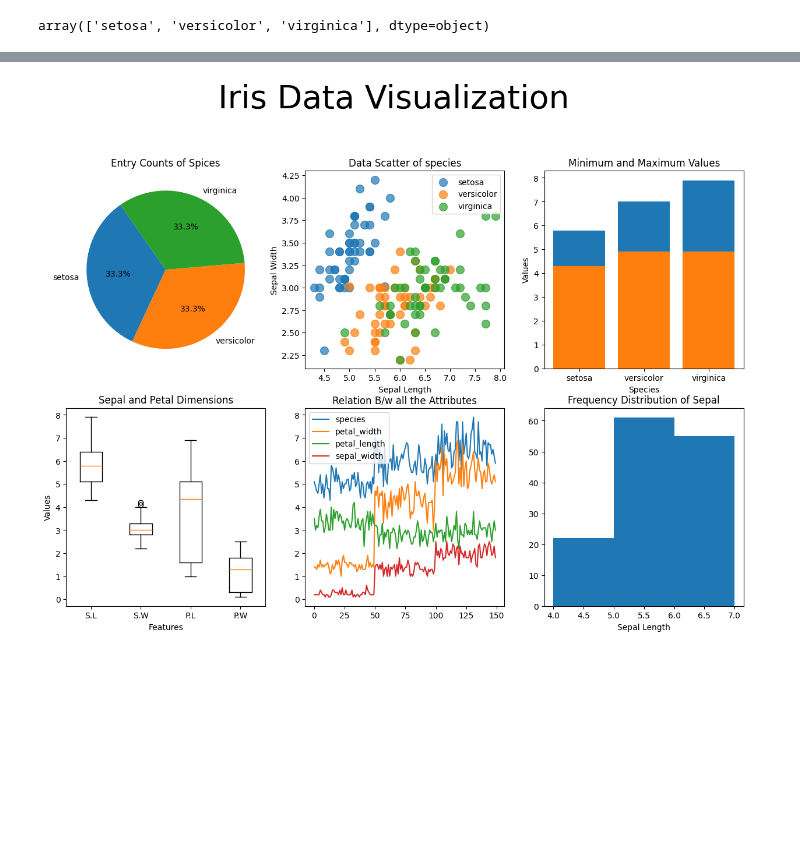
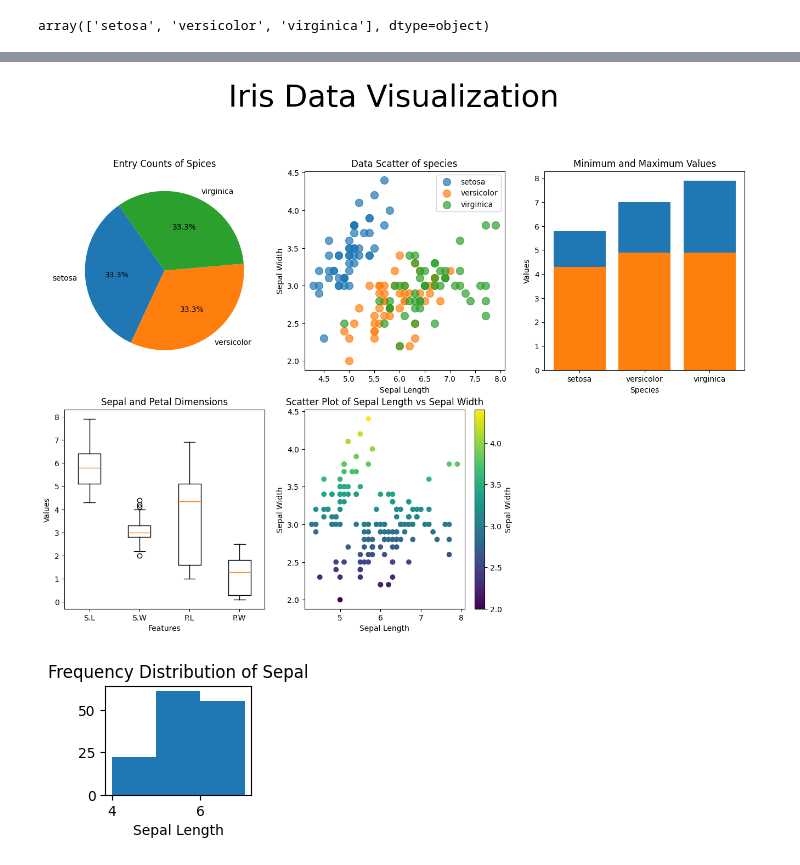
Before and after one commit to ArvindUpreti/Iris-dataset-Analysis, a Jupyter notebook: Iris Data Project.ipynb, the cells around one changed output, grey strips where cells are left out. Saved outputs shown, nothing was run; the diff lists cells and outputs as text; code cells hidden in the pictures; blank space fills up the shorter version.

```diff
--- a/Iris Data Project.ipynb
+++ b/Iris Data Project.ipynb
@@ -290,5 +278,5 @@ plt.xlabel('Sepal Length');
 # %%
-plt.figure(figsize=(15,15));
+plt.figure(figsize=(16,16));
 plt.suptitle('Iris Data Visualization',fontsize=40);
 # plt.text(0.5, 0.92, 'Exploring Sepal and Petal Dimensions', ha='center', fontsize=20, alpha=0.75);
 
@@ -304,40 +292,40 @@ virginica=df[df["species"]=="virginica"]
 plt.scatter(setosa['sepal_length'], setosa['sepal_width'], s=100, alpha=0.7);
 plt.scatter(versicolor['sepal_length'], versicolor['sepal_width'], s=100, alpha=0.7);
 plt.scatter(virginica['sepal_length'], virginica['sepal_width'], s=100, alpha=0.7);
 plt.xlabel('Sepal Length');
 plt.ylabel('Sepal Width');
 plt.legend(["setosa","versicolor","virginica"]);
 plt.title('Data Scatter of species');
 plt.subplot(3, 3, 3)
 plt.bar(df.groupby('species')['sepal_length'].max().index,df.groupby('species')['sepal_length'].max());
 plt.title('Minimum and Maximum Values')
 plt.xlabel('Species')
 plt.ylabel('Values')
 plt.bar(df.groupby('species')['sepal_length'].min().index,df.groupby('species')['sepal_length'].min());
 
 plt.subplot(3, 3, 4)
 plt.title('Sepal and Petal Dimensions')
 data = [df['sepal_length'], df['sepal_width'], df['petal_length'], df['petal_width']]
 labels = ['S.L', 'S.W', 'P.L', 'P.W']
 plt.boxplot(data, positions=[1, 2, 3, 4], labels=labels)
 plt.xlabel('Features')
 plt.ylabel('Values')
 
 plt.subplot(3, 3, 5)
-plt.title('Relation B/w all the Attributes')
-plt.plot(df['sepal_length'])
-plt.plot(df['petal_length'])
-plt.plot(df['sepal_width'])
-plt.plot(df['petal_width'])
-plt.legend(df.columns[::-1])
-
+plt.scatter(df['sepal_length'], df['sepal_width'], c=df['sepal_width'], cmap='viridis')
+plt.colorbar(label='Sepal Width')
+plt.xlabel('Sepal Length')
+plt.ylabel('Sepal Width')
+plt.title('Scatter Plot of Sepal Length vs Sepal Width')
+plt.show()
 
 plt.subplot(3, 3, 6)
 plt.hist(df['sepal_length'],bins=np.linspace(4,7,4,dtype=int),density=False);
 plt.title('Frequency Distribution of Sepal')
 plt.xlabel('Sepal Length')
 plt.show()
 # %% [output]
-[figure, old version]
+[figure, new version]
+[figure, added]
 # %%
 sns.pairplot(df)
```
Also changed, not shown: parts of 12 cells of this notebook.
